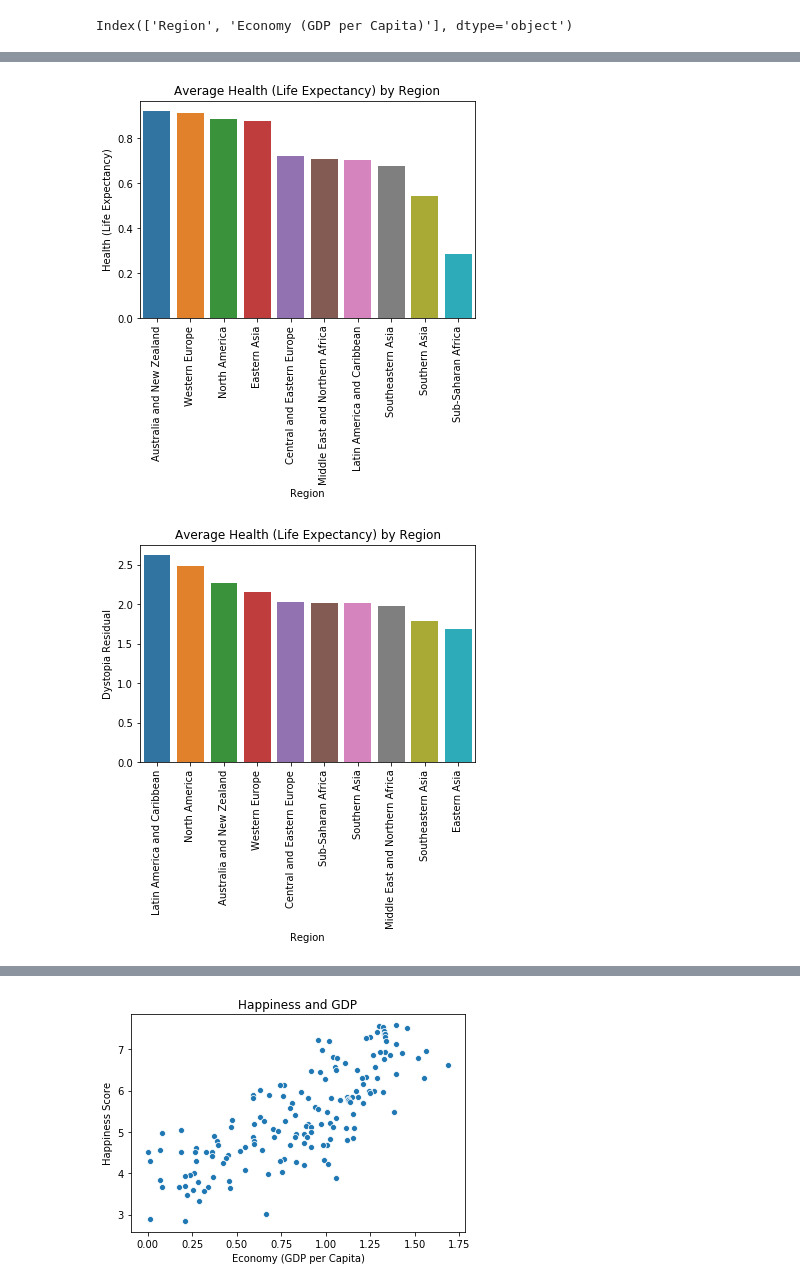
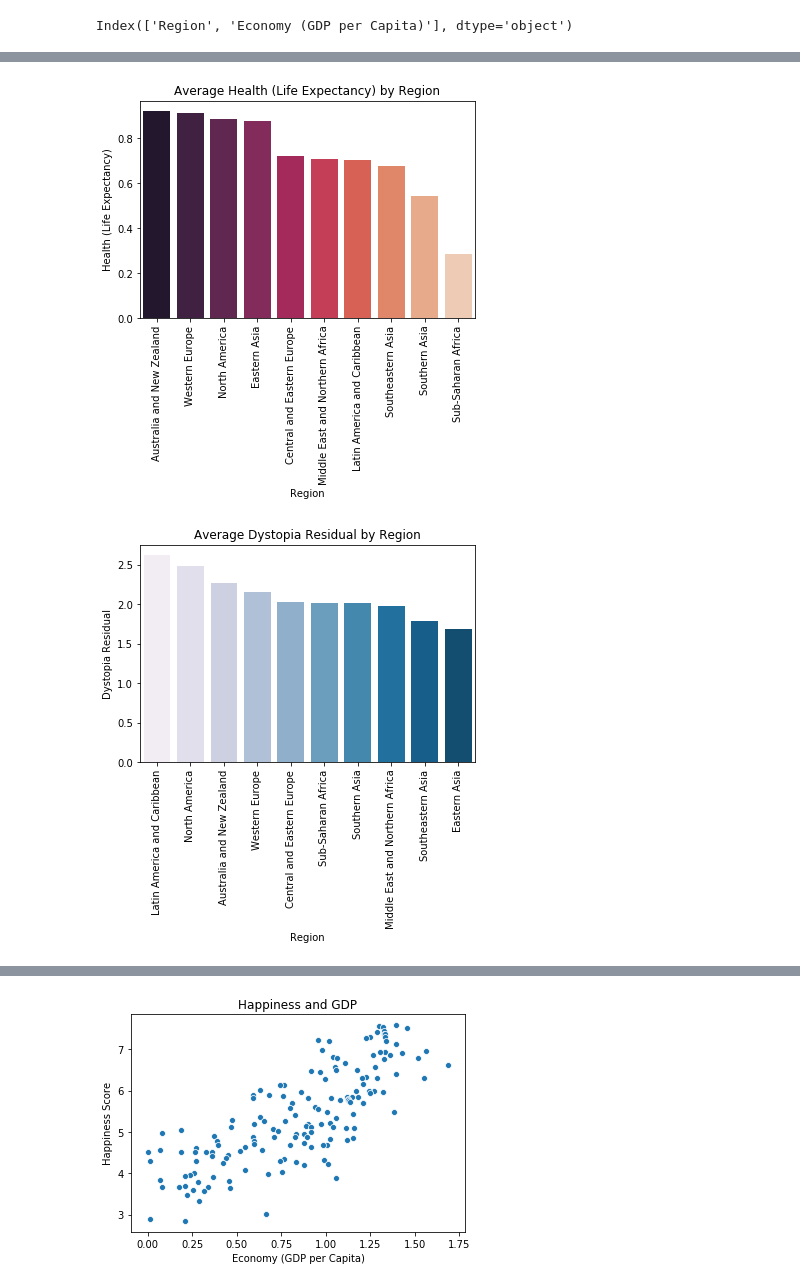
Before and after one commit to ipatel467/Happiness-Index, a Jupyter notebook: Index.ipynb, the cells around one changed output, grey strips where cells are left out. Saved outputs shown, nothing was run; the diff lists cells and outputs as text; code cells hidden in the pictures.

```diff
--- a/Index.ipynb
+++ b/Index.ipynb
@@ -238,21 +238,21 @@ df15_grouped_life = df15.groupby('Region').agg({'Health (Life Expectancy)':'mean
 # %%
 df15_grouped_life.sort_values(by = 'Health (Life Expectancy)', ascending = False, inplace=True)
 # %%
-sns.barplot(data=df15_grouped_life, x='Region', y='Health (Life Expectancy)')
+sns.barplot(data=df15_grouped_life, x='Region', y='Health (Life Expectancy)', palette = 'rocket')
 plt.xticks(rotation=90);
 plt.title('Average Health (Life Expectancy) by Region');
 # %% [output]
-[figure, old version]
+[figure, new version]
 # %%
 df15_grouped_dys = df15.groupby('Region').agg({'Dystopia Residual':'mean'}).reset_index()
 # %%
 df15_grouped_dys.sort_values(by = 'Dystopia Residual', ascending = False, inplace=True)
 # %%
-sns.barplot(data=df15_grouped_dys, x='Region', y='Dystopia Residual')
+sns.barplot(data=df15_grouped_dys, x='Region', y='Dystopia Residual', palette='PuBu')
 plt.xticks(rotation=90);
-plt.title('Average Health (Life Expectancy) by Region');
+plt.title('Average Dystopia Residual by Region');
 # %% [output]
-[figure, old version]
+[figure, new version]
 # %%
 df15_grouped_se = df15.groupby('Region').agg({'Standard Error':'mean'}).reset_index()
 # %%
```
Also changed, not shown: parts of 8 cells of this notebook.
